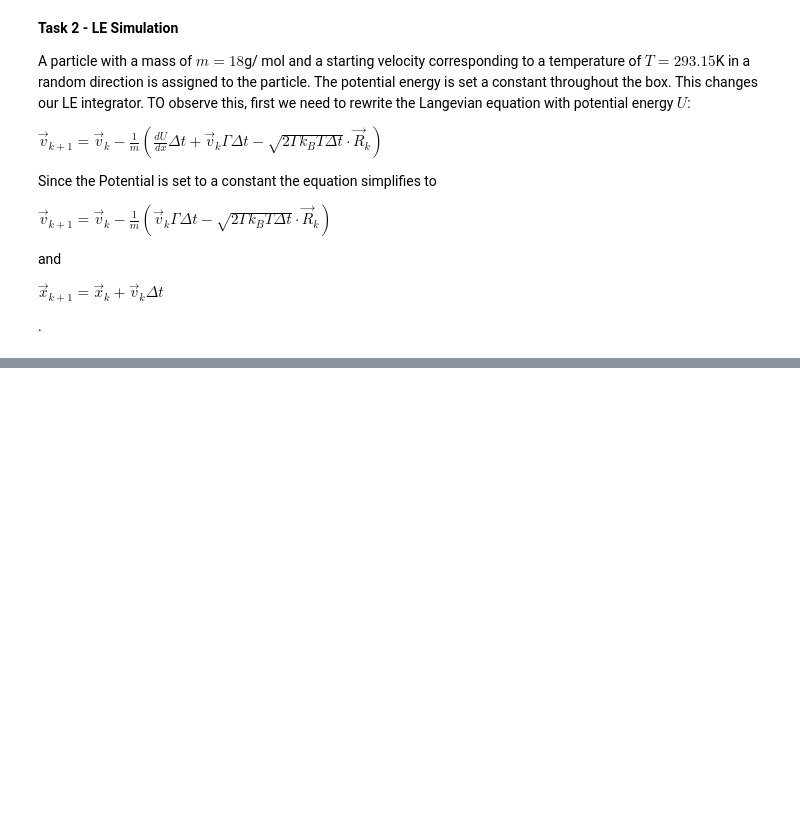
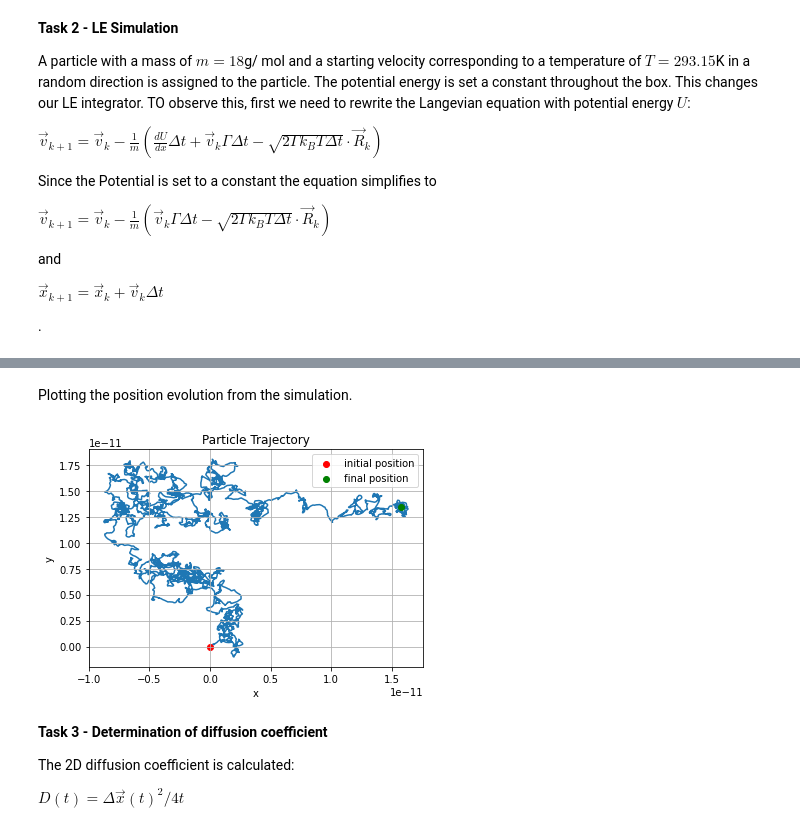
Before and after one commit to fsonak/VL_CCS, a Jupyter notebook: week_10.ipynb, the cells around one changed output, grey strips where cells are left out. Saved outputs shown, nothing was run; the diff lists cells and outputs as text; code cells hidden in the pictures; blank space fills up the shorter version.

Commit message:
task 1 and 2 should work

```diff
--- a/week_10.ipynb
+++ b/week_10.ipynb
@@ -103,0 +105,12 @@ NameError: name 'np' is not defined
+# %%
+# Example Parameters
+steps = 1000000 # 1 Mio
+dt = 1.0e-6 # ns
+x0 = np.array([0.0, 0.0])  # Initial position (2D) in nm
+v0 = np.array([0.0, 0.0])  # Initial velocity (2D)
+mass = 0.018  # kg/mol
+gamma = 50  # Friction constant from sheet
+temp = 293.15  # Kelvin
+
+# Run simulation
+positions, velocities = langevin_integrator(steps, dt, x0, v0, mass, gamma, temp, verbose=False)
@@ -103,0 +119,23 @@ NameError: name 'np' is not defined
+# %% [markdown]
+Plotting the position evolution from the simulation.
+# %%
+
+plt.plot(positions[:, 0], positions[:, 1], zorder=0)
+plt.scatter(positions[0,0], positions[0,1], label="initial position", color="red", zorder=1)
+plt.scatter(positions[-1,0], positions[-1,1], label="final position", color="green", zorder=1)
+plt.title("Particle Trajectory")
+plt.xlabel("x")
+plt.ylabel("y")
+plt.grid()
+plt.legend()
+plt.show()
+# %% [output]
+[figure, added]
+# %% [markdown]
+**Task 3 - Determination of diffusion coefficient**
+
+The 2D diffusion coefficient is calculated:
+
+$
+D(t) = \Delta \vec{x}(t)^2 / 4t
+$
```
Also changed, not shown: parts of 4 cells of this notebook.
